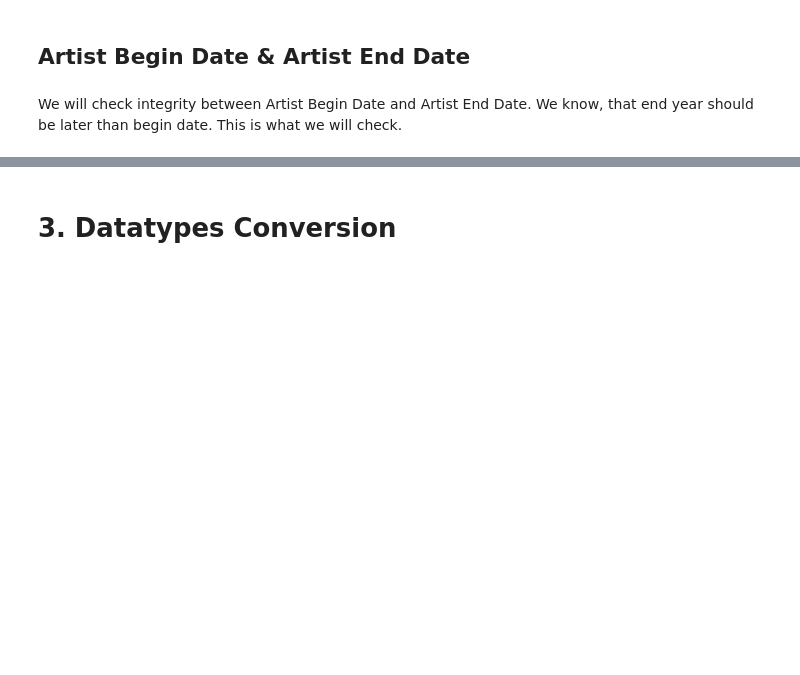
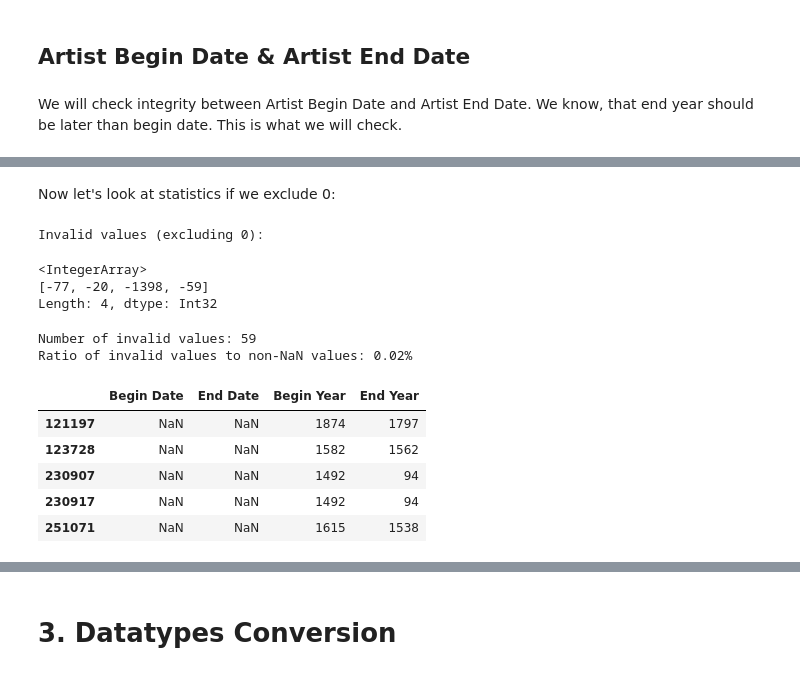
Before and after one commit to nickobard/Data-Preprocessing-Course, a Jupyter notebook: 01/01_homework.ipynb, the cells around one changed output, grey strips where cells are left out. Drawn from its saved outputs; the diff is of its cells as text; code cells hidden in the pictures; blank space fills up the shorter version.

```diff
--- a/01/01_homework.ipynb
+++ b/01/01_homework.ipynb
@@ -1068,0 +925,26 @@ del df_abd_aed
+# %% [markdown]
+Now let's look at statistics if we exclude 0:
+# %%
+ser_invalid_values = ser_diff < 0
+
+print('Invalid values (excluding 0):')
+display(ser_diff[ser_invalid_values].unique())
+
+print('Number of invalid values: {}'.format(ser_invalid_values.sum()))
+print('Ratio of invalid values to non-NaN values: {:.2f}%'.format(
+    100 * ser_invalid_values.sum() / len(ser_invalid_values.dropna())))
+
+df_beg_end_date[ser_invalid_values].head()
+# %% [output]
+Invalid values (excluding 0):
+<IntegerArray>
+[-77, -20, -1398, -59]
+Length: 4, dtype: Int32
+Number of invalid values: 59
+Ratio of invalid values to non-NaN values: 0.02%
+|  | Begin Date | End Date | Begin Year | End Year |
+| 121197 | NaN | NaN | 1874 | 1797 |
+| 123728 | NaN | NaN | 1582 | 1562 |
+| 230907 | NaN | NaN | 1492 | 94 |
+| 230917 | NaN | NaN | 1492 | 94 |
+| 251071 | NaN | NaN | 1615 | 1538 |
```
Also changed, not shown: parts of 71 cells of this notebook.
